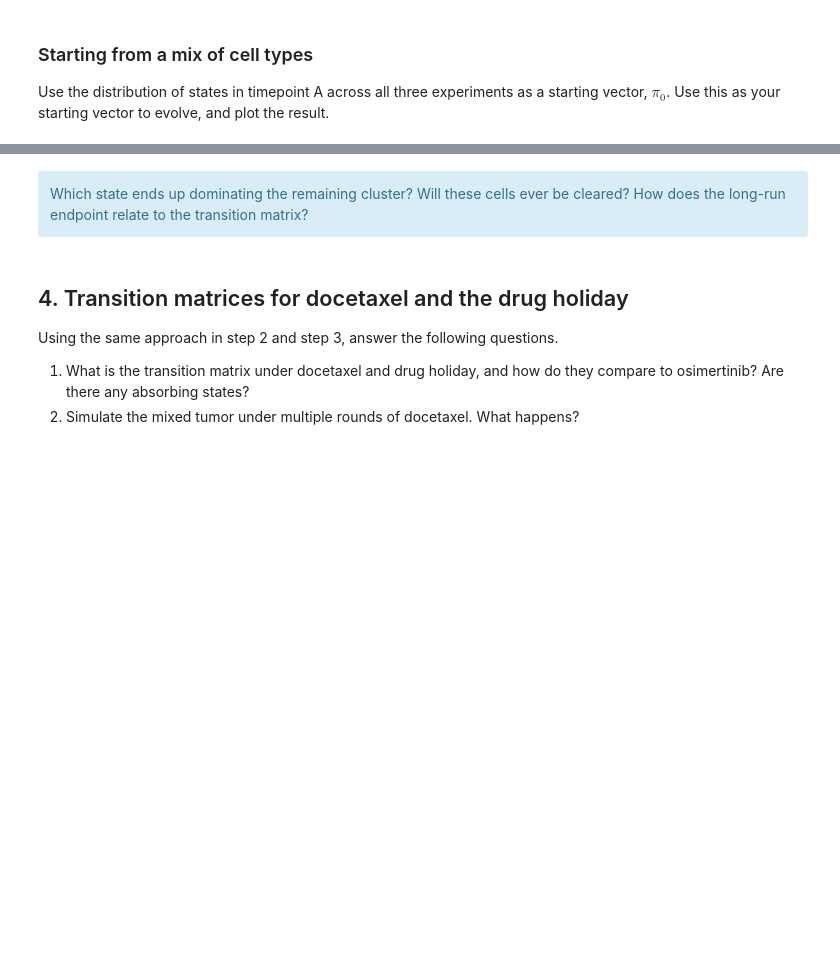
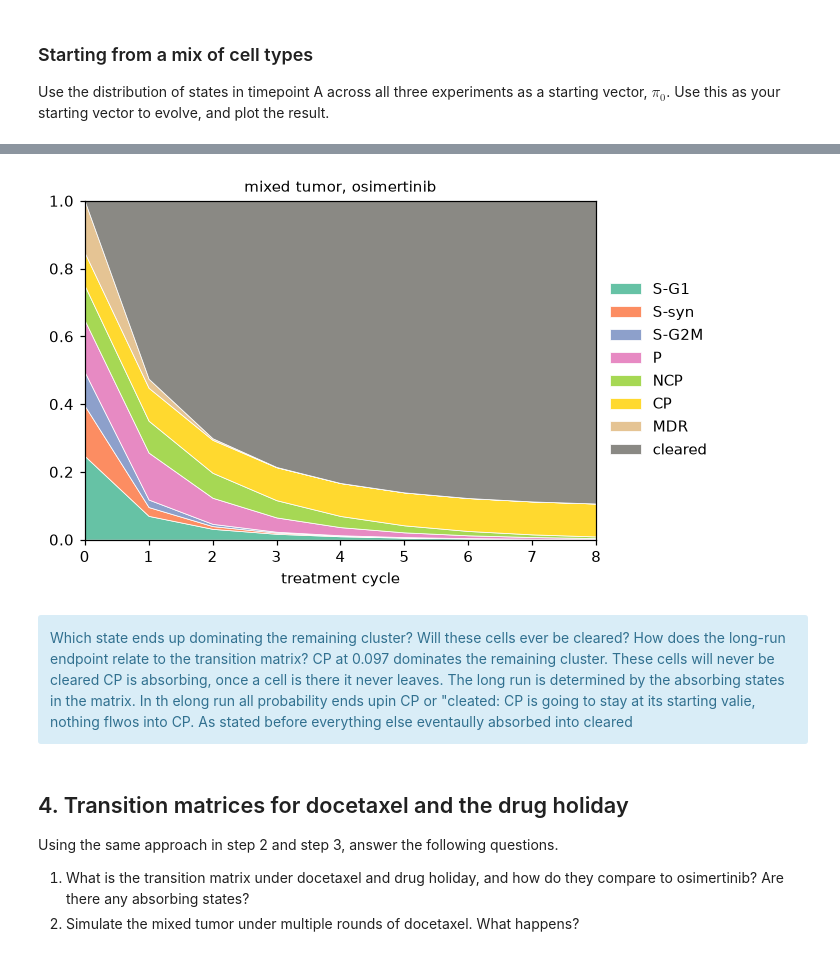
Before and after one commit to merasiaa/UU_F26_templates, a Jupyter notebook: Week10/thursday_lab/Lab09_markov_chain.ipynb, the cells around one changed output, grey strips where cells are left out. Cells and saved outputs as stored; diff of their text form; code cells hidden in the pictures; blank space fills up the shorter version.

```diff
--- a/Week10/thursday_lab/Lab09_markov_chain.ipynb
+++ b/Week10/thursday_lab/Lab09_markov_chain.ipynb
@@ -224,7 +292,12 @@ Use code as appropriate to answer the following questions.
 Use the distribution of states in timepoint A across all three experiments as a starting vector, $\pi_{0}$. Use this as your starting vector to evolve, and plot the result.
 # %%
 # Your code here
-
-pi_mix = ...   # TODO: set this equal to the starting vector from timepoint A
+A = cells[cells["timepoint"] == "A"]
+pi_mix = (A["state"].value_counts(normalize=True)
+            .reindex(OUTCOMES, fill_value=0)
+            .to_numpy())
+pd.Series(pi_mix, index=OUTCOMES).round(3)    # TODO: set this equal to the starting vector from timepoint A
 
 # evolve pi_mix and plot the results
+traj_mix = evolve(pi_mix, P_hat.to_numpy(), 8)
+pd.DataFrame(traj_mix, columns=OUTCOMES).round(3)
@@ -231,5 +314,14 @@ pi_mix = ...   # TODO: set this equal to the starting vector from timepoint A
+# %%
+fig, ax = plt.subplots(figsize=(6, 4))
+plot_trajectory(traj_mix, ax, "mixed tumor, osimertinib")
+ax.legend(loc="center left", bbox_to_anchor=(1, 0.5), frameon=False)
+plt.show()
+# %% [output]
+[figure, added]
 # %% [markdown]
-<div class = "alert alert-info"> Which state ends up dominating the remaining cluster? Will these cells ever be cleared? How does the long-run endpoint relate to the transition matrix?</div>
+<div class = "alert alert-info"> Which state ends up dominating the remaining cluster? Will these cells ever be cleared? How does the long-run endpoint relate to the transition matrix?
+CP at 0.097 dominates the remaining cluster. These cells will never be cleared CP is absorbing, once a cell is there it never leaves. The long run is determined by the absorbing states in the matrix. In th elong run all probability ends upin CP or "cleated: CP is going to stay at its starting valie, nothing flwos into CP. As stated before everything else eventaully absorbed into cleared
+</div>
 # %% [markdown]
 ## 4. Transition matrices for docetaxel and the drug holiday
 
```
Also changed, not shown: parts of 35 cells of this notebook, 1 other file.
